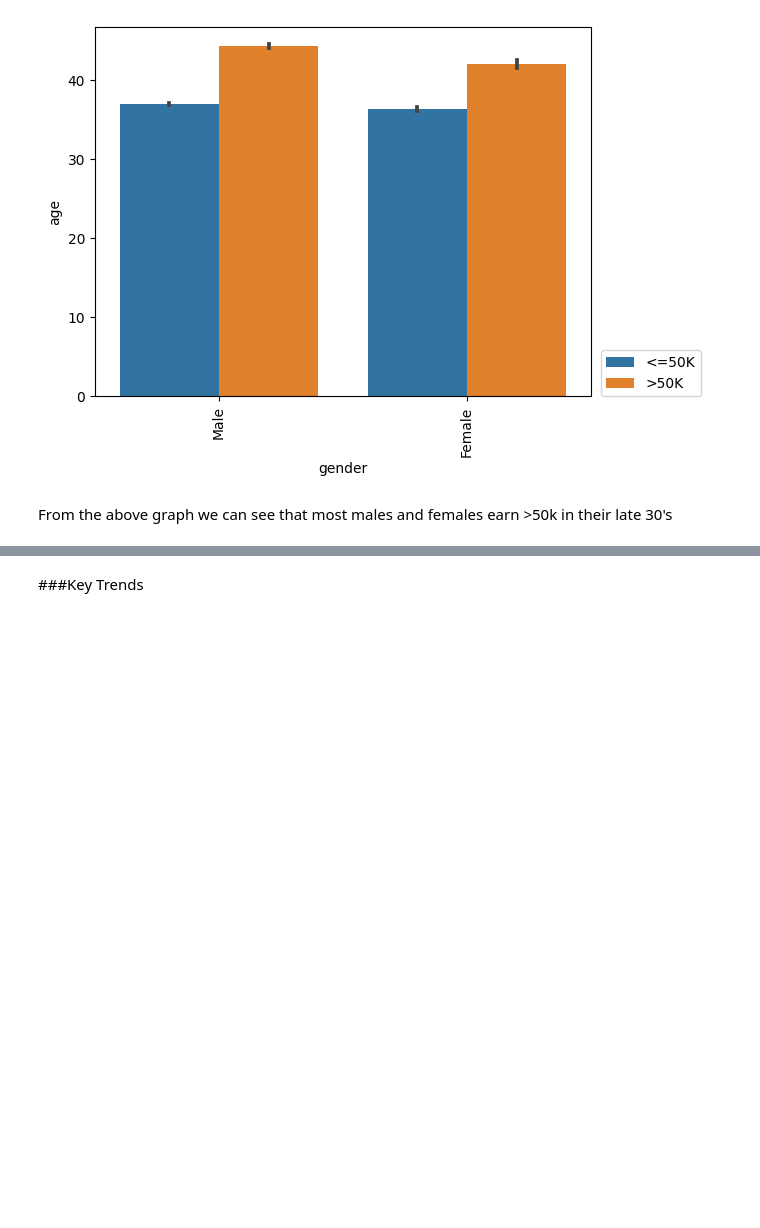
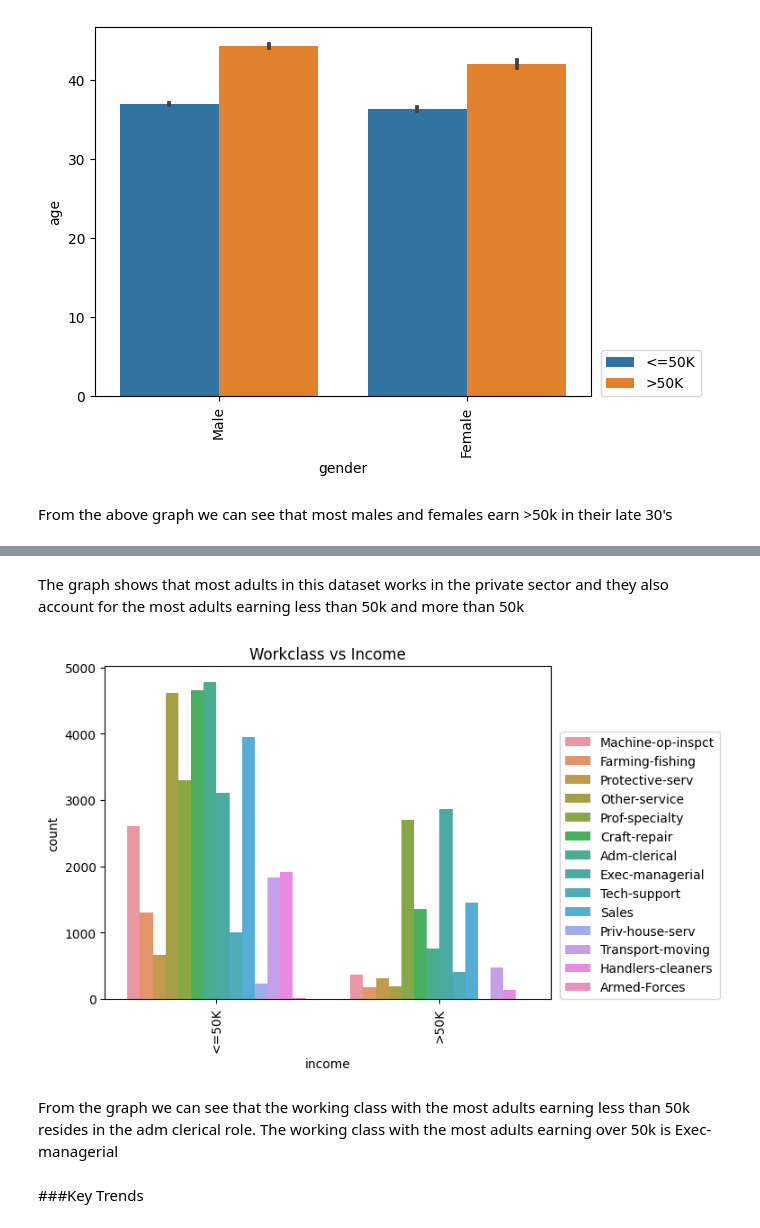
Before and after one commit to Jody565/Project2, a Jupyter notebook: Jody_Jacobs_Project2Part3.ipynb, the cells around one changed output, grey strips where cells are left out. Saved outputs shown, nothing was run; the diff lists cells and outputs as text; code cells hidden in the pictures; blank space fills up the shorter version.

```diff
--- a/Jody_Jacobs_Project2Part3.ipynb
+++ b/Jody_Jacobs_Project2Part3.ipynb
@@ -382,3 +388,14 @@ From the above graph we can see that most males and females earn >50k in their l
+# %% [markdown]
+The graph shows that most adults in this dataset works in the private sector and they also account for the most adults earning less than 50k and more than 50k
+# %%
+ax = sns.countplot(data=df_income, x='income', hue='occupation')
+ax.tick_params(axis='x', rotation = 90);
+ax.set_title('Workclass vs Income')
+ax.legend(loc=(1.02,0));
+# %% [output]
+[figure, added]
+# %% [markdown]
+From the graph we can see that the working class with the most adults earning less than 50k resides in the adm clerical role. The working class with the most adults earning over 50k is Exec-managerial
 # %% [markdown]
 ###Key Trends
 # %%
```
Also changed, not shown: parts of 4 cells of this notebook.
